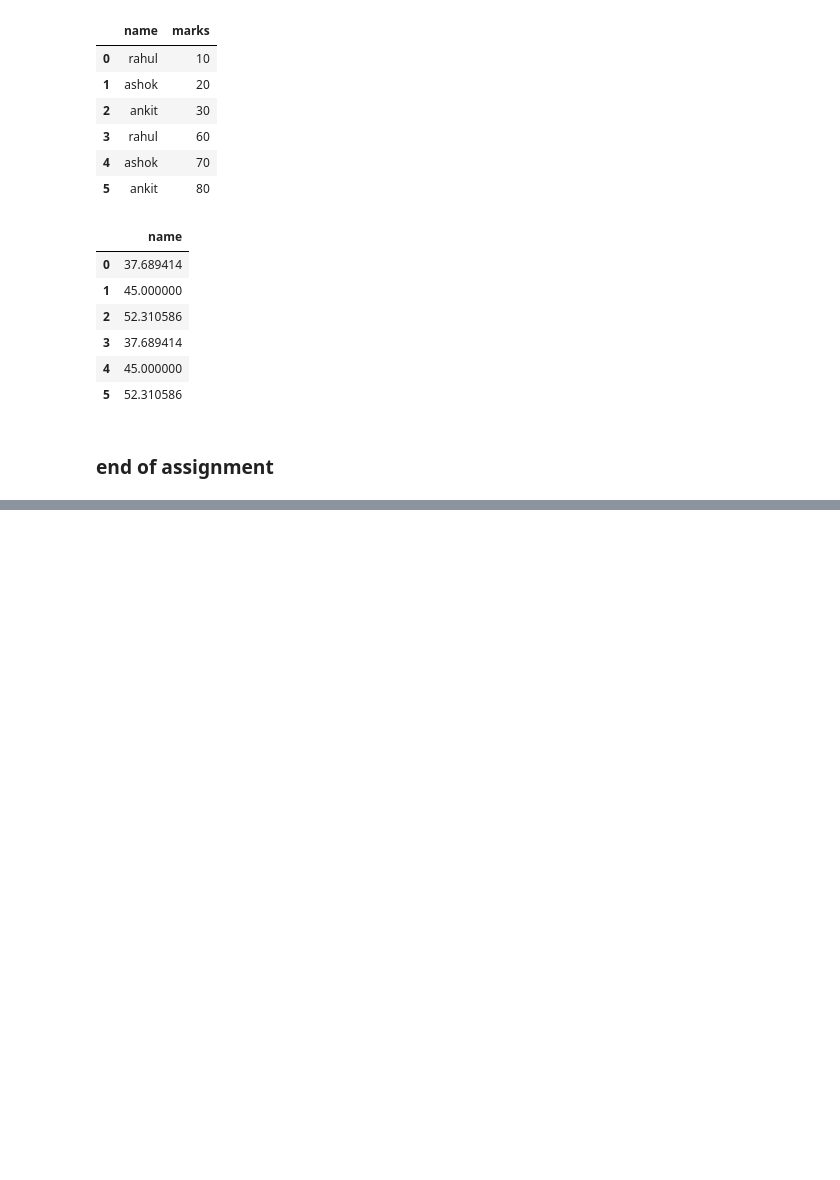
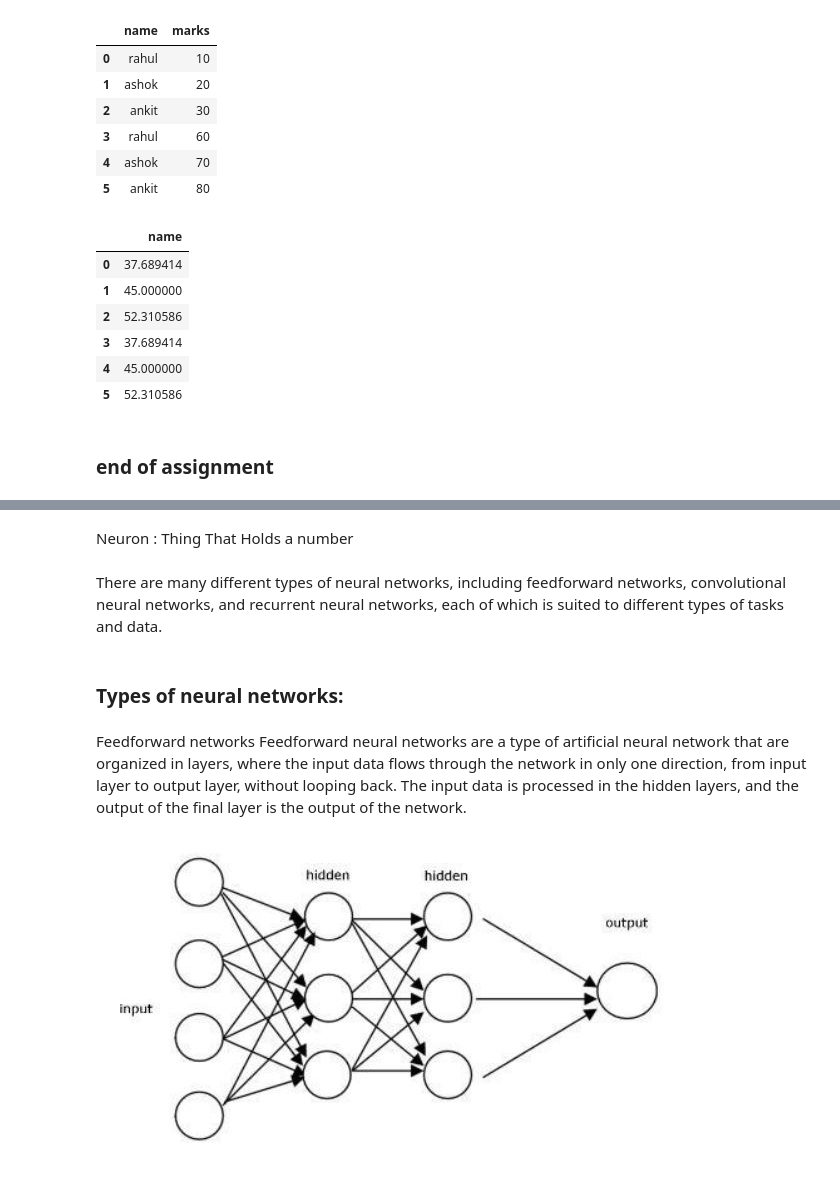
Before and after one commit to ijazkhan101/Machine-Learning-with-Python-20Days, a Jupyter notebook: CompleteNoteBookoFML.ipynb, the cells around one changed output, grey strips where cells are left out. Saved outputs shown, nothing was run; the diff lists cells and outputs as text; code cells hidden in the pictures; blank space fills up the shorter version.

```diff
--- a/CompleteNoteBookoFML.ipynb
+++ b/CompleteNoteBookoFML.ipynb
@@ -695,0 +985,19 @@ encoder.fit_transform(df['name'],df['marks'])
+# %% [markdown]
+Neuron : Thing That Holds a number
+# %% [markdown]
+There are many different types of neural networks, including feedforward networks,
+convolutional neural networks, and recurrent neural networks, each of which is suited to
+different types of tasks and data.
+# %% [markdown]
+### Types of neural networks:
+# %% [markdown]
+Feedforward networks
+Feedforward neural networks are a type of artificial neural network that are organized in layers,
+where the input data flows through the network in only one direction, from input layer to output
+layer, without looping back. The input data is processed in the hidden layers, and the output of
+the final layer is the output of the network.
+# %%
+from IPython.display import Image
+Image(filename='network.JPG')
+# %% [output]
+[figure, added]
```
Also changed, not shown: parts of 205 cells of this notebook, 12 other files.
